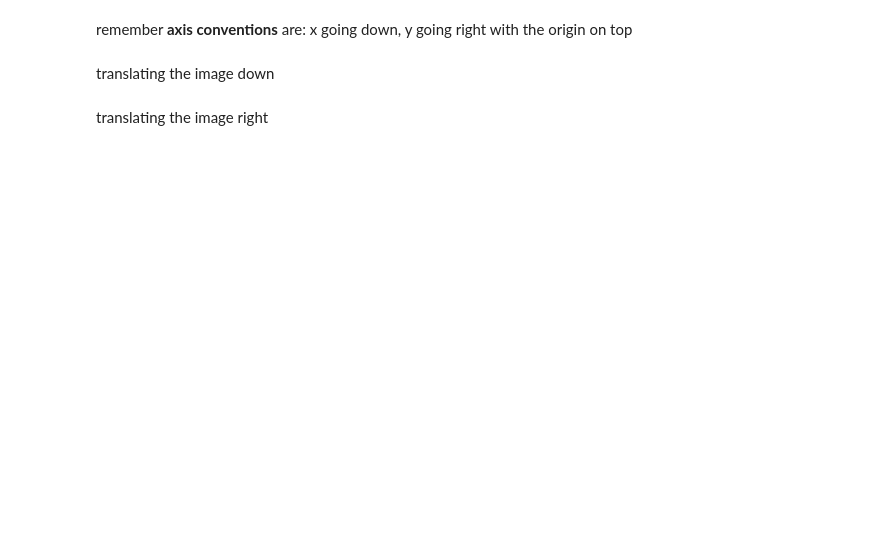
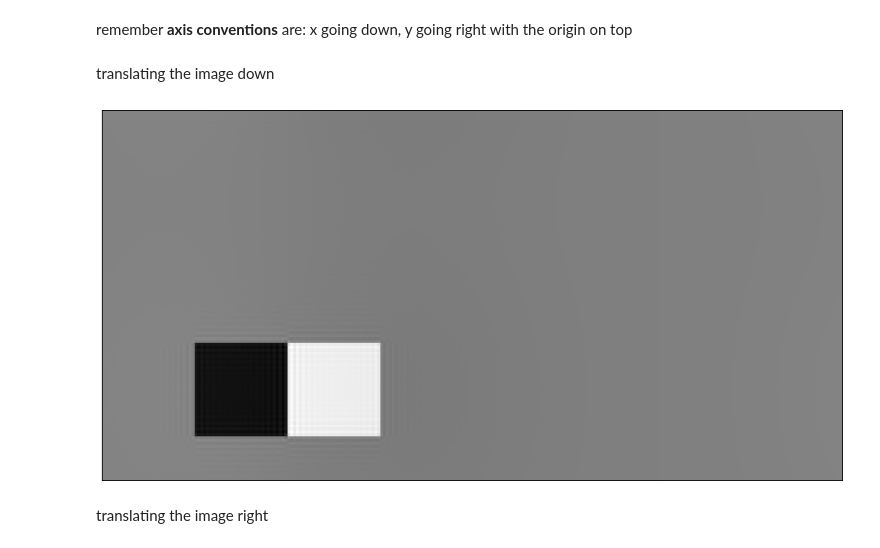
Before and after one commit to bicv/SLIP, a Jupyter notebook: test_SLIP.ipynb, the cells around one changed output. Cells and saved outputs as stored; diff of their text form; code cells hidden in the pictures; blank space fills up the shorter version.

```diff
--- a/test_SLIP.ipynb
+++ b/test_SLIP.ipynb
@@ -341,7 +344,9 @@ remember **axis conventions** are: x going down, y going right with the origin o
 # %% [markdown]
 translating the image down
 # %%
-_ = im.imshow(im.translate(image, [im.N_X/8., 0.]))
+_ = im.imshow(im.translate(image, [im.pe.N_X/8., 0.]))
+# %% [output]
+[figure, added]
 # %% [markdown]
 translating the image right
 # %%
```
Also changed, not shown: parts of 37 cells of this notebook, 1 other file.
